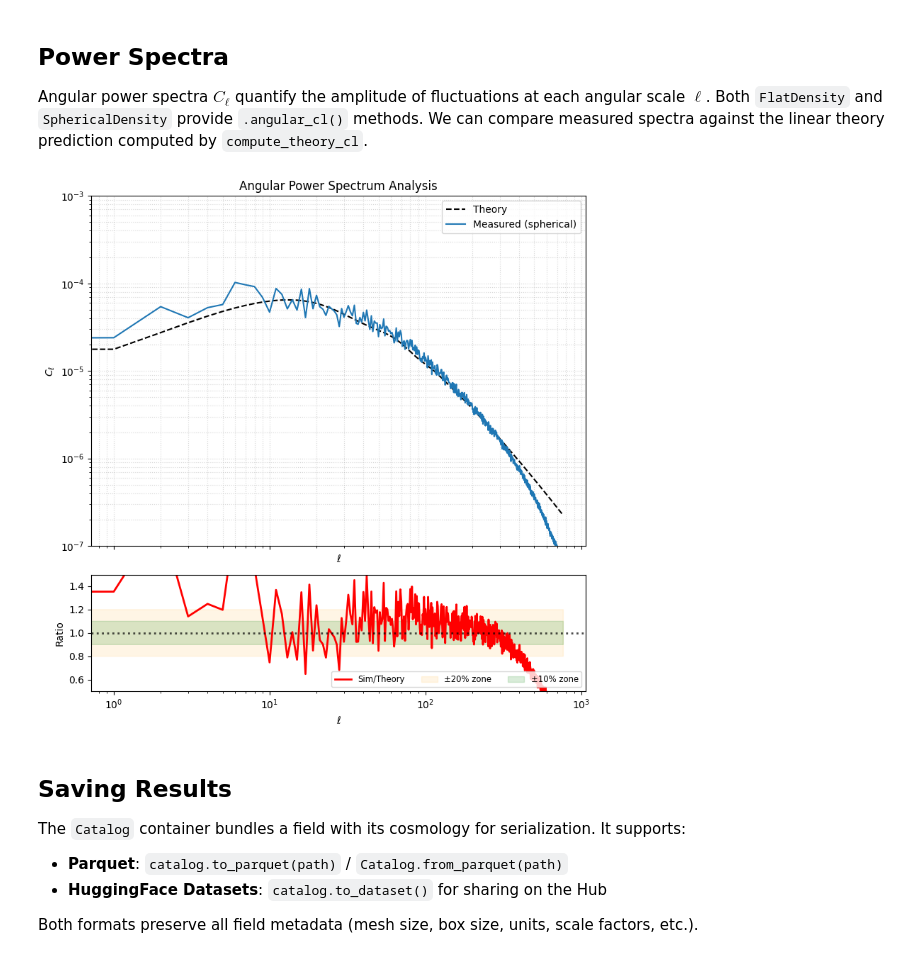
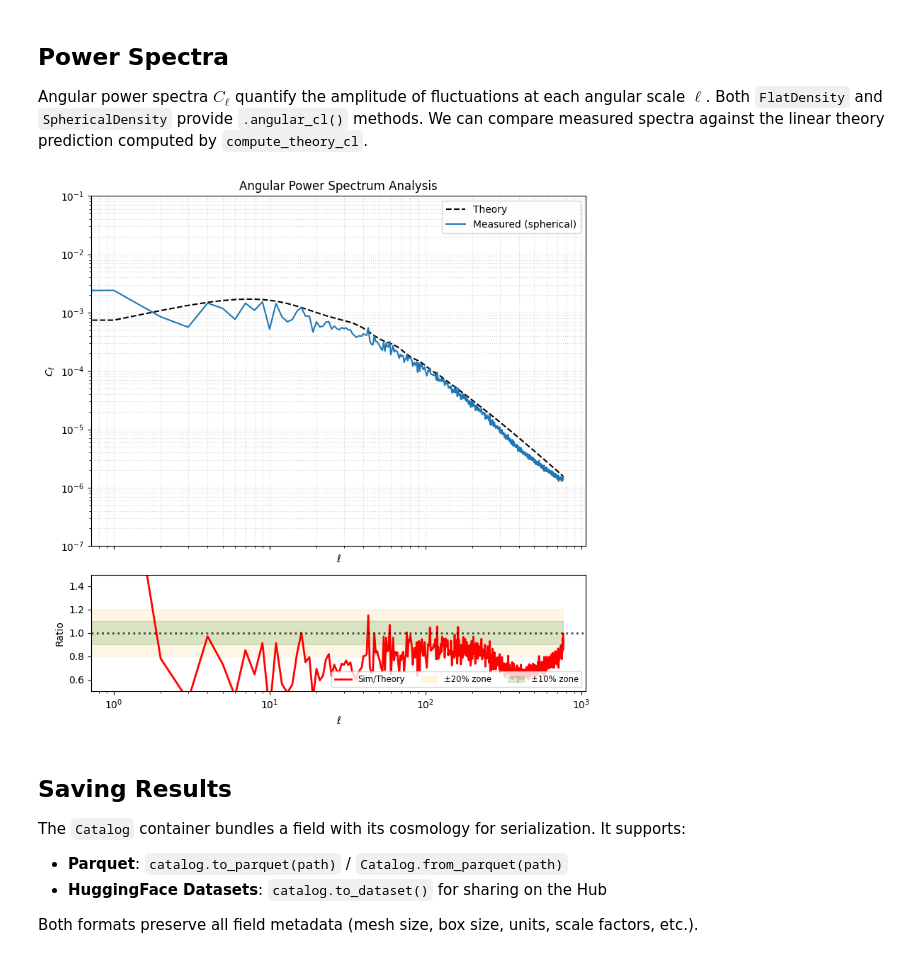
Before and after one commit to ASKabalan/jax-fli, a Jupyter notebook: notebooks/01-basics.ipynb, the cells around one changed output. Drawn from its saved outputs; the diff is of its cells as text; code cells hidden in the pictures.

```diff
--- a/notebooks/01-basics.ipynb
+++ b/notebooks/01-basics.ipynb
@@ -118,13 +101,13 @@ And generally speaking, we enforce that the dynamic metadata have the same leadi
 `gaussian_initial_conditions` generates a 3D Gaussian random field whose covariance matches the linear matter power spectrum $P(k)$. The returned `DensityField` carries all metadata needed by downstream functions: box geometry, observer position, and output map resolutions.
 # %%
 key = jax.random.PRNGKey(42)
-mesh_size = (600, 600, 600)
-box_size = (2000.0, 2000.0, 2000.0)
+mesh_size = (256, 256, 256)
+box_size = (1000.0, 1000.0, 1000.0)
 nside = 256
 flatsky_npix = (256, 256)
 field_size = (10, 10)
 cosmo = jc.Planck18()
-shell_width = 300.0
+shell_width = 50.0
 
 initial_field = jfli.gaussian_initial_conditions(
     key,
@@ -236,58 +220,49 @@ Spherical map shape: (786432,), nside=256
 Angular power spectra $C_\ell$ quantify the amplitude of fluctuations at each angular scale $\ell$. Both `FlatDensity` and `SphericalDensity` provide `.angular_cl()` methods. We can compare measured spectra against the linear theory prediction computed by `compute_theory_cl`.
 # %%
 # Measured angular power spectrum
-cl_measured = spherical_map.to(jfli.units.OVERDENSITY).angular_cl(method="healpy")
-
-# Theory prediction
 LMAX = 3 * nside
 ells = jnp.arange(LMAX)
-z_near, z_far = jc.utils.a2z(
-    jc.background.a_of_chi(cosmo, jnp.array([r_center - shell_width / 2.0, r_center + shell_width / 2.0]))
+
+cl_measured = spherical_map.to(jfli.units.OVERDENSITY, normalization="per_plane").angular_cl(
+    method="healpy", lmax=LMAX - 1
 )
-
-nz_source = [jfli.tophat_z(z_near, z_far, gals_per_arcmin2=1.0)]
-theory_cl = jfli.compute_theory_cl(
-    cosmo,
-    ell=ells,
-    z_source=nz_source,
-    probe_type="number_counts",
-    nonlinear_fn="linear",
-    cross=False,
+cl_theory = jfli.compute_theory_cl_for_density(
+    cosmo, spherical_map, ells=ells, nonlinear_fn=jc.power.linear_matter_power, nz_zmax=1.0
 )
 
 # 1. Setup the figure with custom height ratios (Top:Bottom = 3:1)
 fig, (ax_top, ax_bot) = plt.subplots(2, 1, figsize=(8, 8), sharex=True, gridspec_kw={"height_ratios": [3, 1]})
 
 # 2. Main Power Spectrum Plot
 # Using your objects' native plot methods
-theory_cl.plot(ax=ax_top, logx=True, logy=True, label="Theory", color="black", linestyle="--")
+cl_theory.plot(ax=ax_top, logx=True, logy=True, label="Theory", color="black", linestyle="--")
 cl_measured.plot(ax=ax_top, logx=True, logy=True, label="Measured (spherical)")
 
 ax_top.set_title("Angular Power Spectrum Analysis")
 ax_top.set_ylabel(r"$C_\ell$")
-ax_top.set_ylim(1e-7, 1e-3)
+ax_top.set_ylim(1e-7, 1e-1)
 ax_top.legend()
 
 # 3. Ratio/Residual Plot
-ratio = cl_measured / theory_cl
+ratio = cl_measured.spectra / cl_theory.spectra
 ax_bot.semilogx(ells, ratio, label="Sim/Theory", color="red", linewidth=2)
 
 # Reference lines and tolerance zones
 ax_bot.axhline(1, color="black", linestyle=":", alpha=0.7, linewidth=2)
 ax_bot.fill_between(ells, 0.8, 1.2, alpha=0.1, color="orange", label="±20% zone")
 ax_bot.fill_between(ells, 0.9, 1.1, alpha=0.15, color="green", label="±10% zone")
 
 ax_bot.set_xlabel(r"$\ell$")
 ax_bot.set_ylabel("Ratio")
 ax_bot.set_ylim(0.5, 1.5)
 ax_bot.legend(loc="lower right", fontsize="small", ncol=3)
 
 # 4. Clean up formatting
 plt.subplots_adjust(hspace=0.05)  # Bring the plots closer together
 plt.tight_layout()
 plt.show()
 # %% [output]
-[figure, old version]
+[figure, new version]
 # %% [markdown]
 ## Saving Results
 
```
Also changed, not shown: parts of 12 cells of this notebook, 14 other files.
